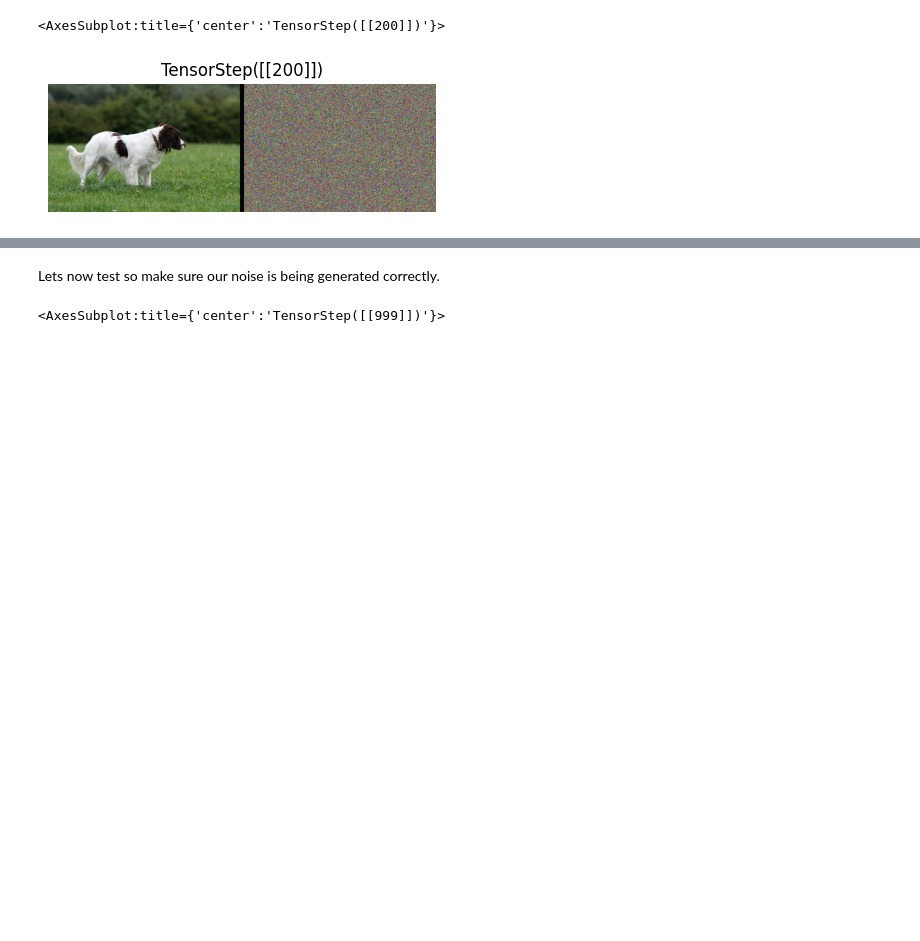
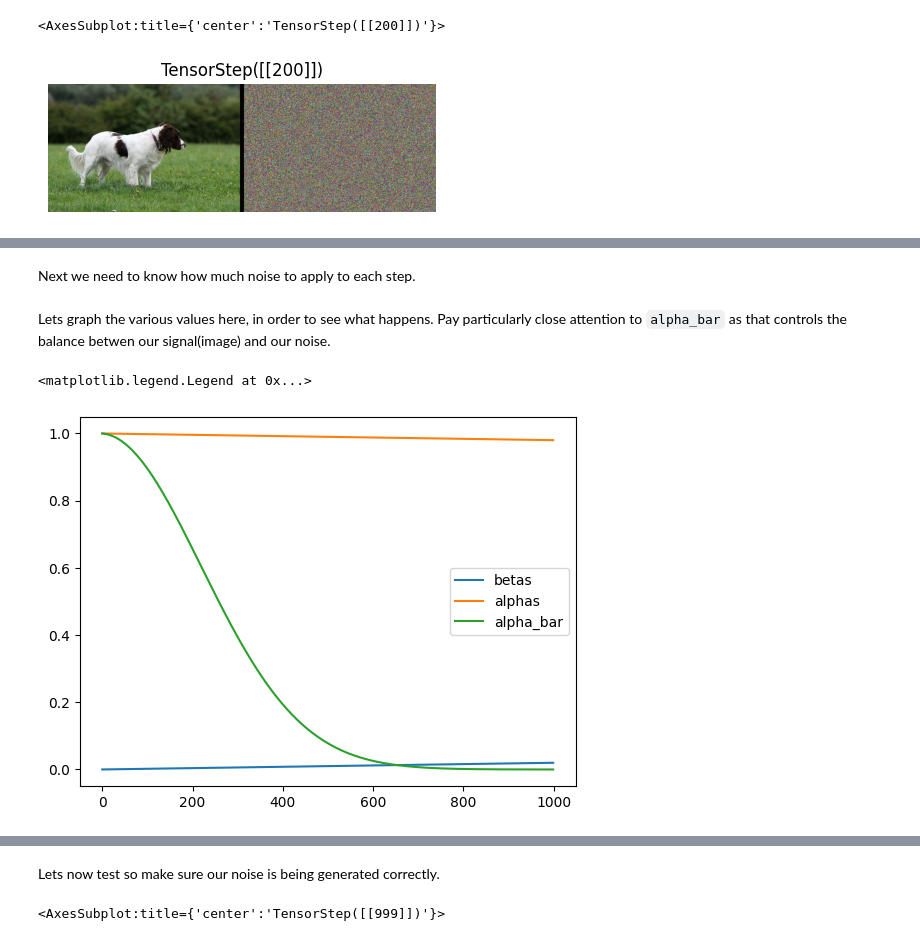
Before and after one commit to marii-moe/quatro-blog, a Jupyter notebook: posts/diffusion/Refactor.ipynb, the cells around one changed output, grey strips where cells are left out. Drawn from its saved outputs; the diff is of its cells as text; code cells hidden in the pictures; blank space fills up the shorter version.

```diff
--- a/posts/diffusion/Refactor.ipynb
+++ b/posts/diffusion/Refactor.ipynb
@@ -124,3 +173,5 @@ class Diffusion_P_Sampler():
+# %% [markdown]
+Next we need to know how much noise to apply to each step.
 # %%
 class LinearNoiseSchedule:
     "Schedule like used in DDPM"
@@ -130,3 +181,14 @@ class LinearNoiseSchedule:
         if betas is None: self.betas = torch.linspace(0.0001, 0.02, self.n_steps,device=device)
         self.alphas = 1. - self.betas
         self.alpha_bar = torch.cumprod(self.alphas, dim=0)
+# %% [markdown]
+Lets graph the various values here, in order to see what happens. Pay particularly close attention to `alpha_bar` as that controls the balance betwen our signal(image) and our noise.
+# %%
+lns=LinearNoiseSchedule()
+plt.plot((lns.betas).cpu())
+plt.plot((lns.alphas).cpu())
+plt.plot((lns.alpha_bar).cpu())
+plt.legend(['betas', 'alphas','alpha_bar'])
+# %% [output]
+<matplotlib.legend.Legend at 0x...>
+[figure, added]
```
Also changed, not shown: parts of 44 cells of this notebook, 11 other files.
